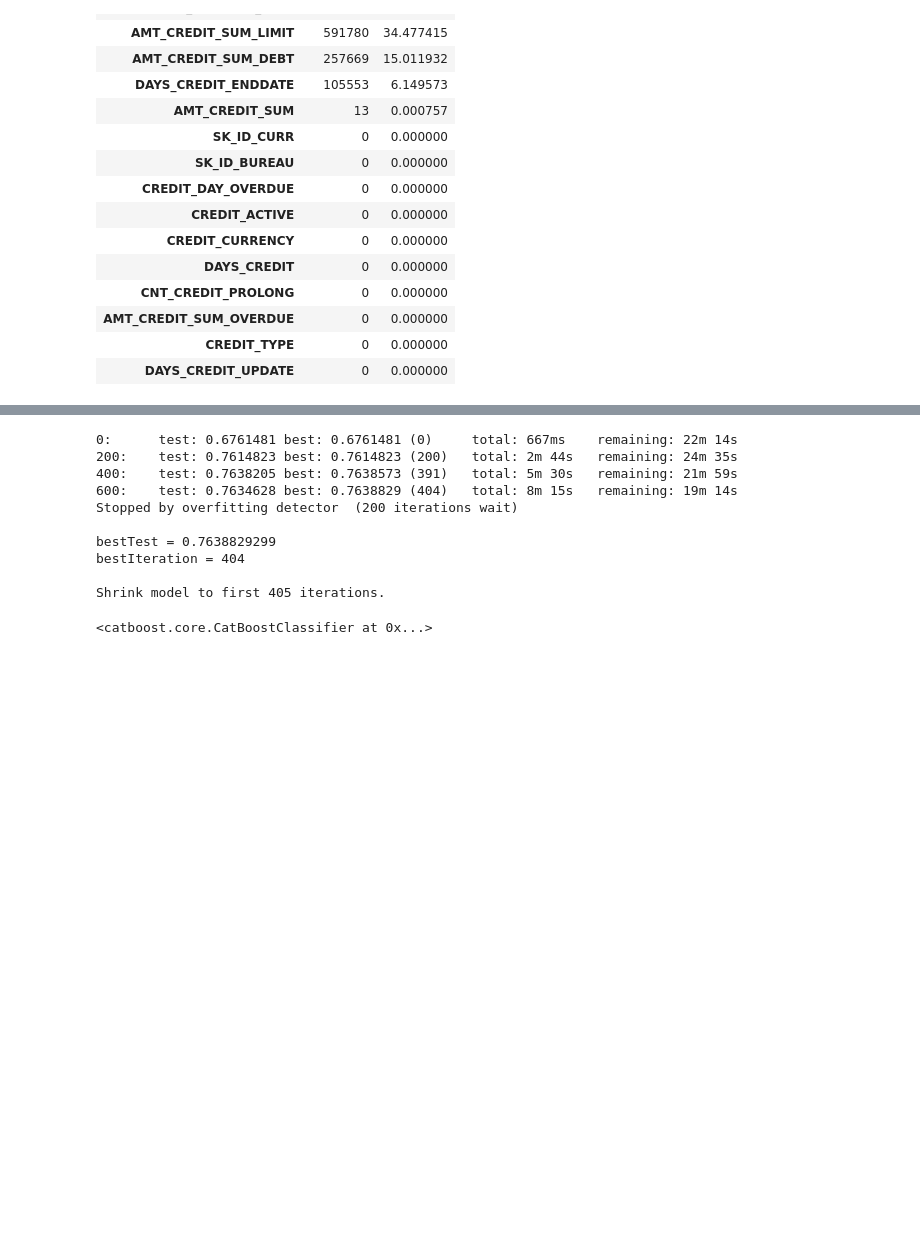
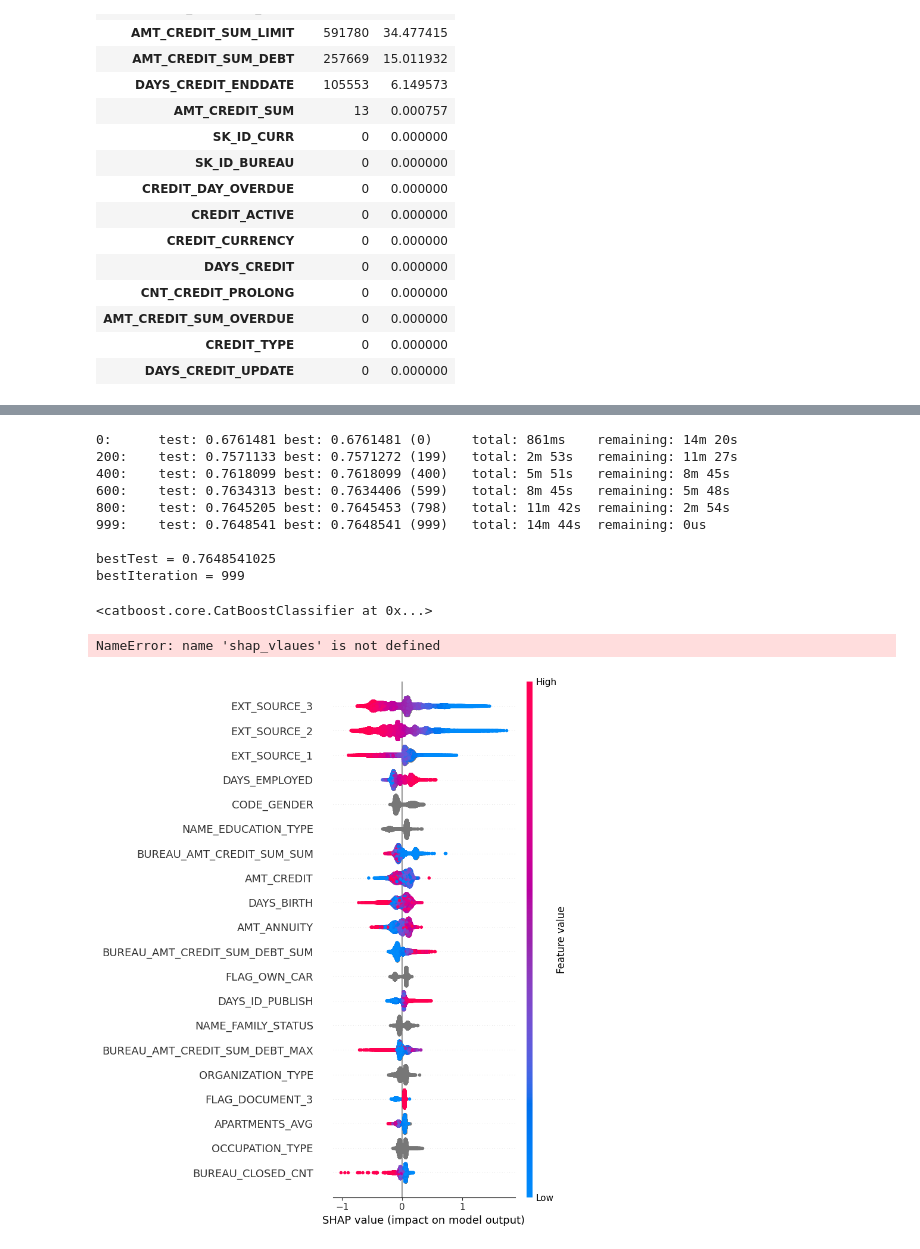
Before and after one commit to yakovlevanton/credit_scoring, a Jupyter notebook: experiments/credit_scoring.ipynb, the cells around one changed output, grey strips where cells are left out. Saved outputs shown, nothing was run; the diff lists cells and outputs as text; code cells hidden in the pictures; blank space fills up the shorter version.

Commit message:
Added features from previous applications and retrained model

```diff
--- a/experiments/credit_scoring.ipynb
+++ b/experiments/credit_scoring.ipynb
@@ -660,8 +644,8 @@ X_train[cat_features] = X_train[cat_features].fillna('__MISSING__')
 X_val[cat_features]   = X_val[cat_features].fillna('__MISSING__')
 train_pool = Pool(X_train, y_train, cat_features=cat_features)
 val_pool = Pool(X_val, y_val, cat_features=cat_features)
-model = CatBoostClassifier(iterations=2000,
-                           learning_rate=0.1,
+model = CatBoostClassifier(iterations=1000,
+                           learning_rate=0.05,
                            max_depth=7,
                            loss_function='Logloss',
                            early_stopping_rounds=200,
@@ -669,17 +653,30 @@ model = CatBoostClassifier(iterations=2000,
                            verbose=200)
 model.fit(train_pool, eval_set=val_pool, use_best_model=True)
 # %% [output]
-0:      test: 0.6761481 best: 0.6761481 (0)     total: 667ms    remaining: 22m 14s
-200:    test: 0.7614823 best: 0.7614823 (200)   total: 2m 44s   remaining: 24m 35s
-400:    test: 0.7638205 best: 0.7638573 (391)   total: 5m 30s   remaining: 21m 59s
-600:    test: 0.7634628 best: 0.7638829 (404)   total: 8m 15s   remaining: 19m 14s
-Stopped by overfitting detector  (200 iterations wait)
+0:      test: 0.6761481 best: 0.6761481 (0)     total: 861ms    remaining: 14m 20s
+200:    test: 0.7571133 best: 0.7571272 (199)   total: 2m 53s   remaining: 11m 27s
+400:    test: 0.7618099 best: 0.7618099 (400)   total: 5m 51s   remaining: 8m 45s
+600:    test: 0.7634313 best: 0.7634406 (599)   total: 8m 45s   remaining: 5m 48s
+800:    test: 0.7645205 best: 0.7645453 (798)   total: 11m 42s  remaining: 2m 54s
+999:    test: 0.7648541 best: 0.7648541 (999)   total: 14m 44s  remaining: 0us
 
-bestTest = 0.7638829299
-bestIteration = 404
-
-Shrink model to first 405 iterations.
+bestTest = 0.7648541025
+bestIteration = 999
 <catboost.core.CatBoostClassifier at 0x...>
+# %%
+shap_values = model.get_feature_importance(
+    data=val_pool,
+    type="ShapValues"
+)
+shap_values = shap_values[:, :-1]
+shap.summary_plot(shap_values, X_val)
+# %% [output]
+NameError: name 'shap_vlaues' is not defined
+# %%
+shap_values = shap_values[:, :-1]
+shap.summary_plot(shap_values, X_val)
+# %% [output]
+[figure, added]
 # %%
 X_test["SK_ID_CURR"] = test_ID_CURR
 X_test = X_test.merge(bureau_agg, on="SK_ID_CURR", how="left")
```
Also changed, not shown: parts of 13 cells of this notebook.
